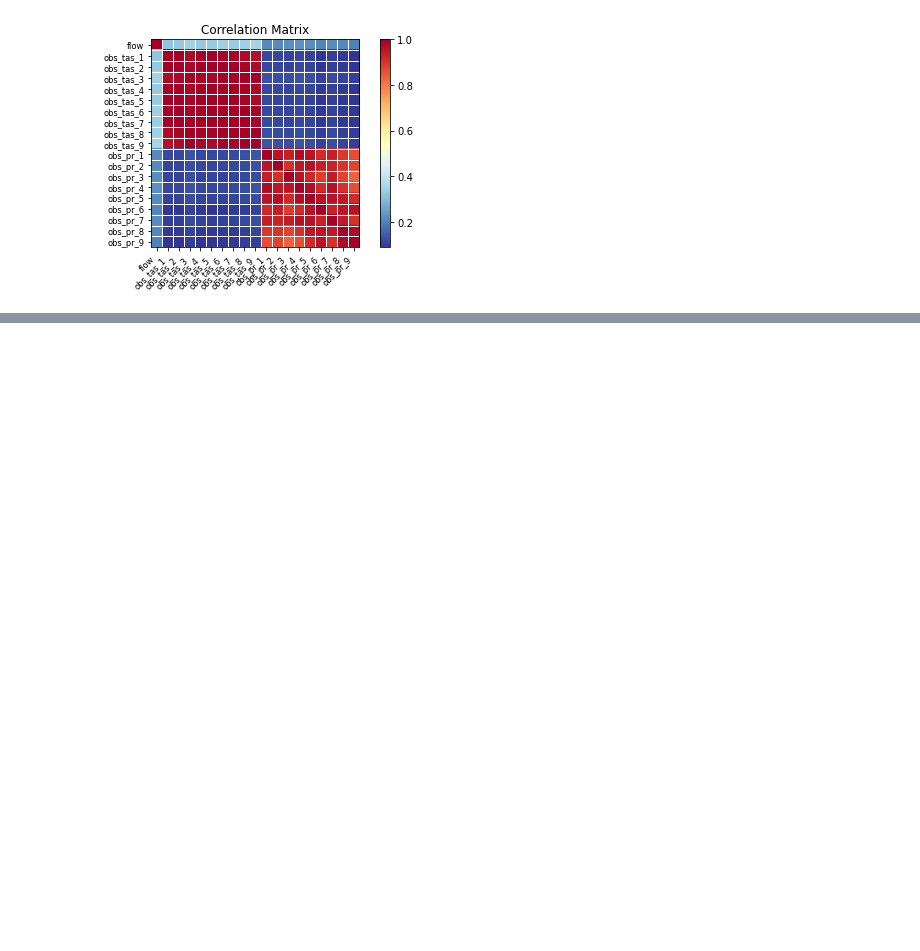
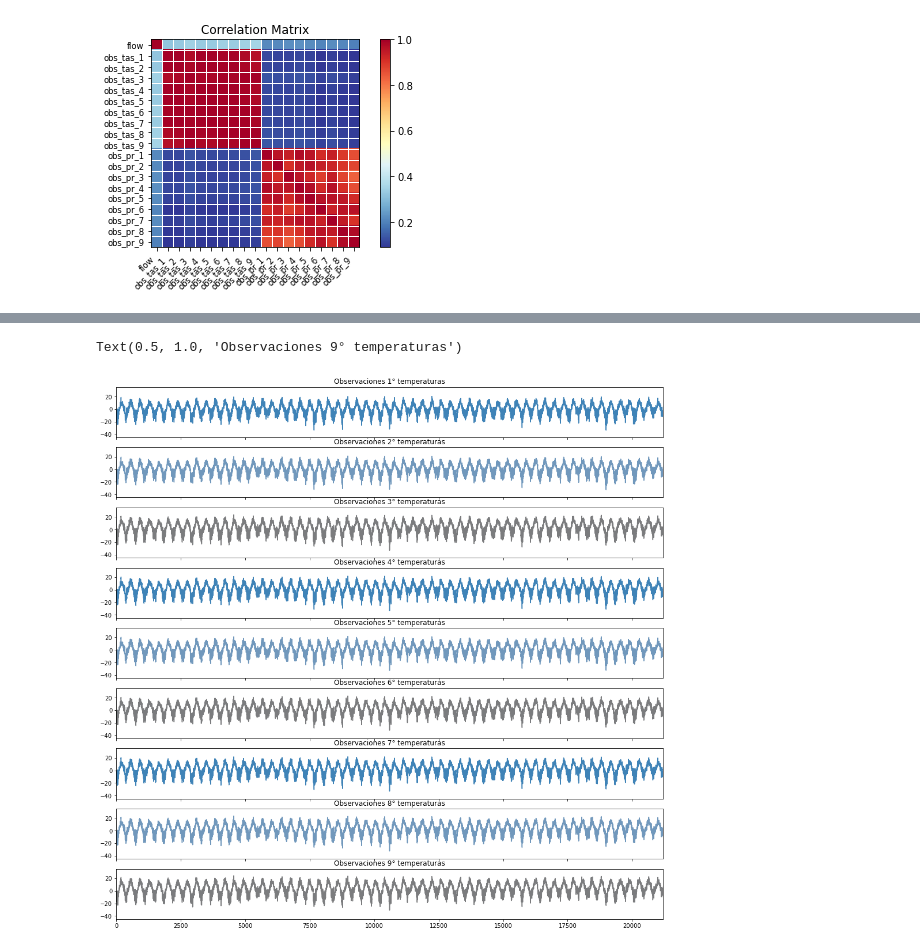
Before and after one commit to Jairo22EnriqueTec/CienciaDatosTopologia, a Jupyter notebook: Analisis.ipynb, the cells around one changed output, grey strips where cells are left out. Cells and saved outputs as stored; diff of their text form; code cells hidden in the pictures; blank space fills up the shorter version.

```diff
--- a/Analisis.ipynb
+++ b/Analisis.ipynb
@@ -329,0 +348,36 @@ plt.show()
+# %%
+plt.close('all')
+f, (ax1, ax2, ax3, ax4, ax5, ax6, ax7, ax8, ax9) = plt.subplots(9,1,sharex=True, sharey=True)
+f.set_size_inches(17,17)
+
+ax1.plot(full_data['obs_tas_1'], color='#3F83B7')
+ax1.set_ylim(-45,35)
+ax1.set_xlim(0,21200)
+ax1.set_title('Observaciones 1° temperaturas')
+
+ax2.plot(full_data['obs_tas_2'], color='#7198BC')
+ax2.set_title('Observaciones 2° temperaturas')
+
+ax3.plot(full_data['obs_tas_3'], color='#7B7C7E')
+ax3.set_title('Observaciones 3° temperaturas')
+
+ax4.plot(full_data['obs_tas_4'], color='#3F83B7')
+ax4.set_title('Observaciones 4° temperaturas')
+
+ax5.plot(full_data['obs_tas_5'], color='#7198BC')
+ax5.set_title('Observaciones 5° temperaturas')
+
+ax6.plot(full_data['obs_tas_6'], color='#7B7C7E')
+ax6.set_title('Observaciones 6° temperaturas')
+
+ax7.plot(full_data['obs_tas_7'], color='#3F83B7')
+ax7.set_title('Observaciones 7° temperaturas')
+
+ax8.plot(full_data['obs_tas_8'], color='#7198BC')
+ax8.set_title('Observaciones 8° temperaturas')
+
+ax9.plot(full_data['obs_tas_9'], color='#7B7C7E')
+ax9.set_title('Observaciones 9° temperaturas')
+# %% [output]
+Text(0.5, 1.0, 'Observaciones 9° temperaturas')
+[figure, added]
```
Also changed, not shown: parts of 4 cells of this notebook.
